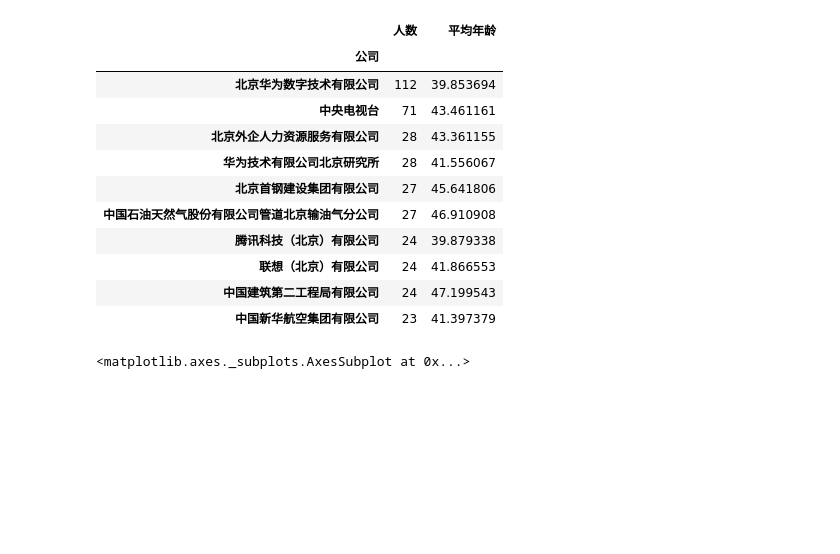
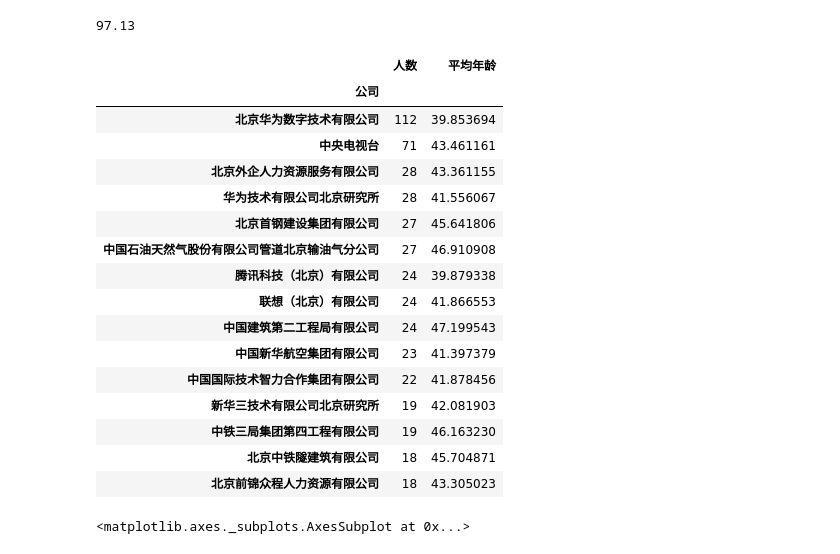
Before and after one commit to BerSerK/BeiJingLuoHu, a Jupyter notebook: 积分落户分析2020.ipynb, the cells around one changed output. Cells and saved outputs as stored; diff of their text form; code cells hidden in the pictures; blank space fills up the shorter version.

```diff
--- a/积分落户分析2020.ipynb
+++ b/积分落户分析2020.ipynb
@@ -28,24 +28,33 @@ import datetime
 df['年龄'] = datetime.datetime(2020, 10, 15) - df['生日']
 df['年龄'] = [d.days/365 for d in df['年龄']]
 df['出生年份']  = [d.year for d in df['生日']]
+# %%
+df['总分'].min()
+# %% [output]
+97.13
 # %%
 gp = df.groupby('公司')
 danwei_df = pd.DataFrame({'人数':gp.size(),'平均年龄':gp['年龄'].mean()})
 danwei_df = danwei_df.sort_values('人数', ascending = False)
-danwei_df.iloc[:10]
+danwei_df.iloc[:15]
 # %% [output]
 |  | 人数 | 平均年龄 |
 | 公司 |  |  |
 | 北京华为数字技术有限公司 | 112 | 39.853694 |
 | 中央电视台 | 71 | 43.461161 |
 | 北京外企人力资源服务有限公司 | 28 | 43.361155 |
 | 华为技术有限公司北京研究所 | 28 | 41.556067 |
 | 北京首钢建设集团有限公司 | 27 | 45.641806 |
 | 中国石油天然气股份有限公司管道北京输油气分公司 | 27 | 46.910908 |
 | 腾讯科技（北京）有限公司 | 24 | 39.879338 |
 | 联想（北京）有限公司 | 24 | 41.866553 |
 | 中国建筑第二工程局有限公司 | 24 | 47.199543 |
 | 中国新华航空集团有限公司 | 23 | 41.397379 |
+| 中国国际技术智力合作集团有限公司 | 22 | 41.878456 |
+| 新华三技术有限公司北京研究所 | 19 | 42.081903 |
+| 中铁三局集团第四工程有限公司 | 19 | 46.163230 |
+| 北京中铁隧建筑有限公司 | 18 | 45.704871 |
+| 北京前锦众程人力资源有限公司 | 18 | 43.305023 |
 # %%
 df['总分'].hist(bins = 40)
 # %% [output]
```
Also changed, not shown: parts of 7 cells of this notebook.
